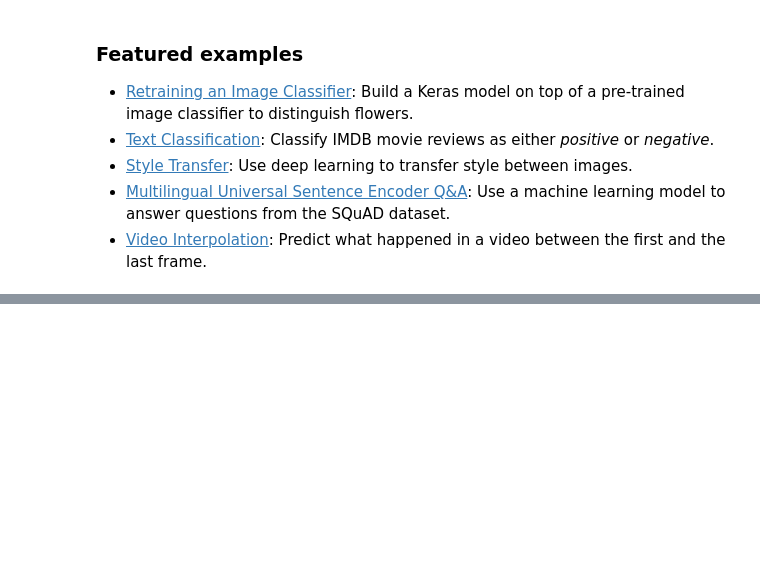
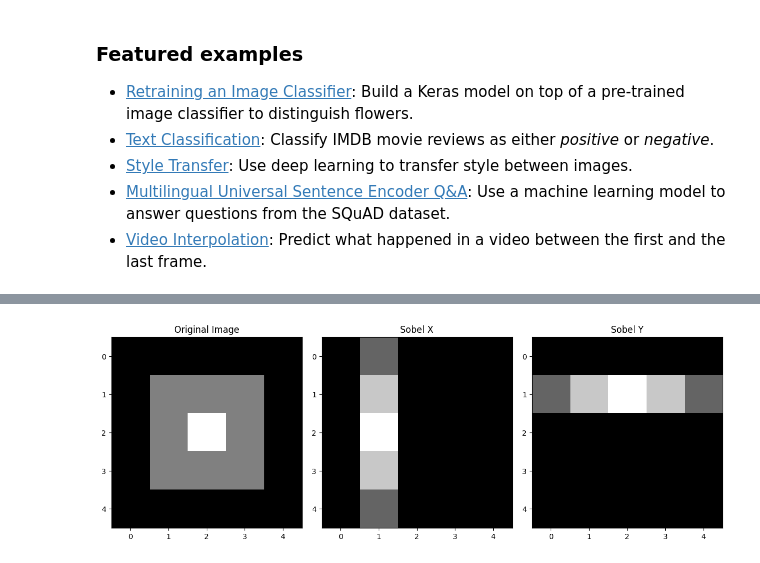
Before and after one commit to sivakumar1699/Neural-Networks-Project2, a Jupyter notebook: Welcome_To_Colab.ipynb, the cells around one changed output, grey strips where cells are left out. Drawn from its saved outputs; the diff is of its cells as text; code cells hidden in the pictures; blank space fills up the shorter version.

```diff
--- a/Welcome_To_Colab.ipynb
+++ b/Welcome_To_Colab.ipynb
@@ -244,0 +187,43 @@ Stride=2, Padding=SAME:
+# %%
+import cv2
+import numpy as np
+import matplotlib.pyplot as plt
+
+# Load a grayscale sample image (You can replace this with cv2.imread('your_image.jpg', 0))
+image = np.array([[100, 100, 100, 100, 100],
+                  [100, 150, 150, 150, 100],
+                  [100, 150, 200, 150, 100],
+                  [100, 150, 150, 150, 100],
+                  [100, 100, 100, 100, 100]], dtype=np.uint8)
+
+# Define Sobel X and Sobel Y filters
+sobel_x = np.array([[-1, 0, 1],
+                    [-2, 0, 2],
+                    [-1, 0, 1]], dtype=np.float32)
+
+sobel_y = np.array([[-1, -2, -1],
+                    [0,  0,  0],
+                    [1,  2,  1]], dtype=np.float32)
+
+# Apply the filters using cv2.filter2D
+sobel_x_img = cv2.filter2D(image, -1, sobel_x)
+sobel_y_img = cv2.filter2D(image, -1, sobel_y)
+
+# Display images
+plt.figure(figsize=(12, 4))
+plt.subplot(1, 3, 1)
+plt.title('Original Image')
+plt.imshow(image, cmap='gray')
+
+plt.subplot(1, 3, 2)
+plt.title('Sobel X')
+plt.imshow(sobel_x_img, cmap='gray')
+
+plt.subplot(1, 3, 3)
+plt.title('Sobel Y')
+plt.imshow(sobel_y_img, cmap='gray')
+
+plt.tight_layout()
+plt.show()
+# %% [output]
+[figure, added]
```
Also changed, not shown: parts of 1 cell of this notebook.
